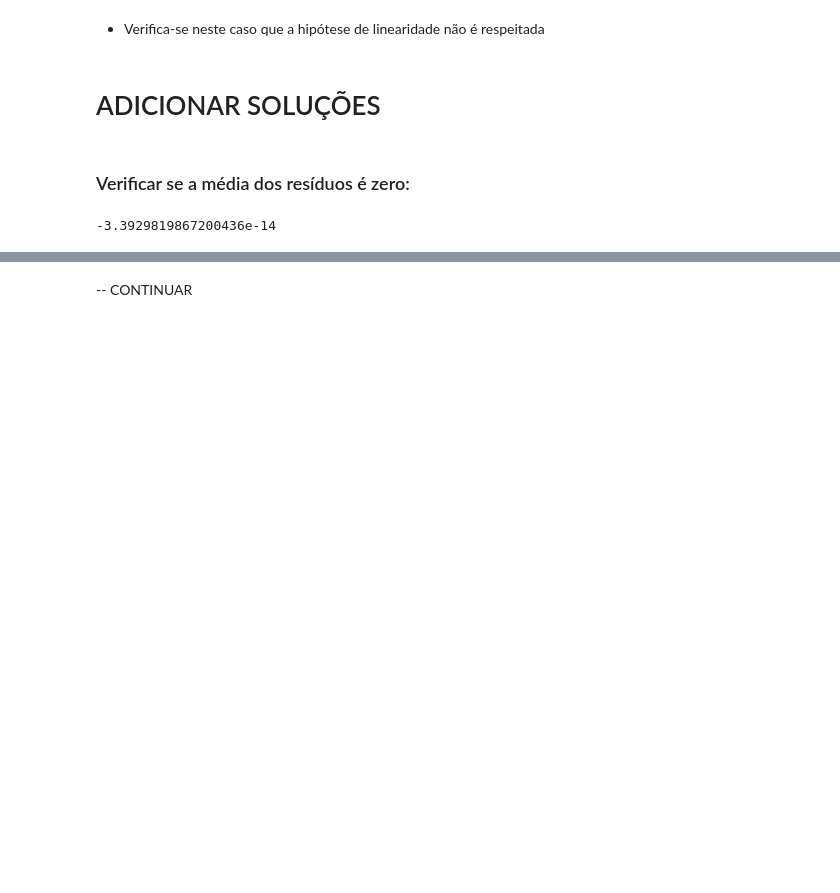
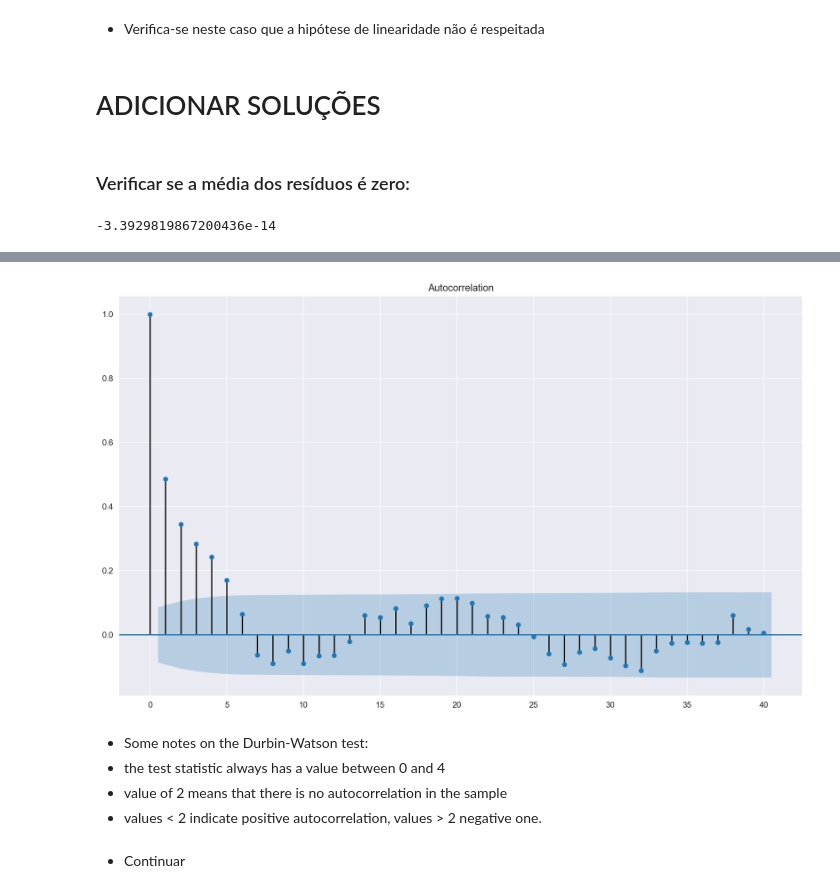
Before and after one commit to vitorpbarbosa7/Estudos_DS, a Jupyter notebook: RegressaoLinear/VIF/VIF.ipynb, the cells around one changed output, grey strips where cells are left out. Saved outputs shown, nothing was run; the diff lists cells and outputs as text; code cells hidden in the pictures; blank space fills up the shorter version.

```diff
--- a/RegressaoLinear/VIF/VIF.ipynb
+++ b/RegressaoLinear/VIF/VIF.ipynb
@@ -164,0 +198,11 @@ lin_reg.resid.mean()
+# %%
+%matplotlib inline
+%config InlineBackend.figure_format ='retina'
+
+import seaborn as sns
+import matplotlib.pyplot as plt
+import statsmodels.stats.api as sms
+from statsmodels.stats.diagnostic import het_breuschpagan, het_goldfeldquandt
+import numpy as np
+sns.set_style('darkgrid')
+sns.mpl.rcParams['figure.figsize'] = (15.0,9.0)
@@ -165,2 +281,14 @@ lin_reg.resid.mean()
+# %%
+import statsmodels.tsa.api as smt
+
+acf = smt.graphics.plot_acf(lin_reg.resid, lags = 40, alpha = 0.05)
+acf.show()
+# %% [output]
+[figure, added]
+# %% [markdown]
+- Some notes on the Durbin-Watson test:
+- the test statistic always has a value between 0 and 4
+- value of 2 means that there is no autocorrelation in the sample
+- values < 2 indicate positive autocorrelation, values > 2 negative one.
 # %% [markdown]
--- CONTINUAR
+- Continuar
```
Also changed, not shown: parts of 16 cells of this notebook, 4 other files.
